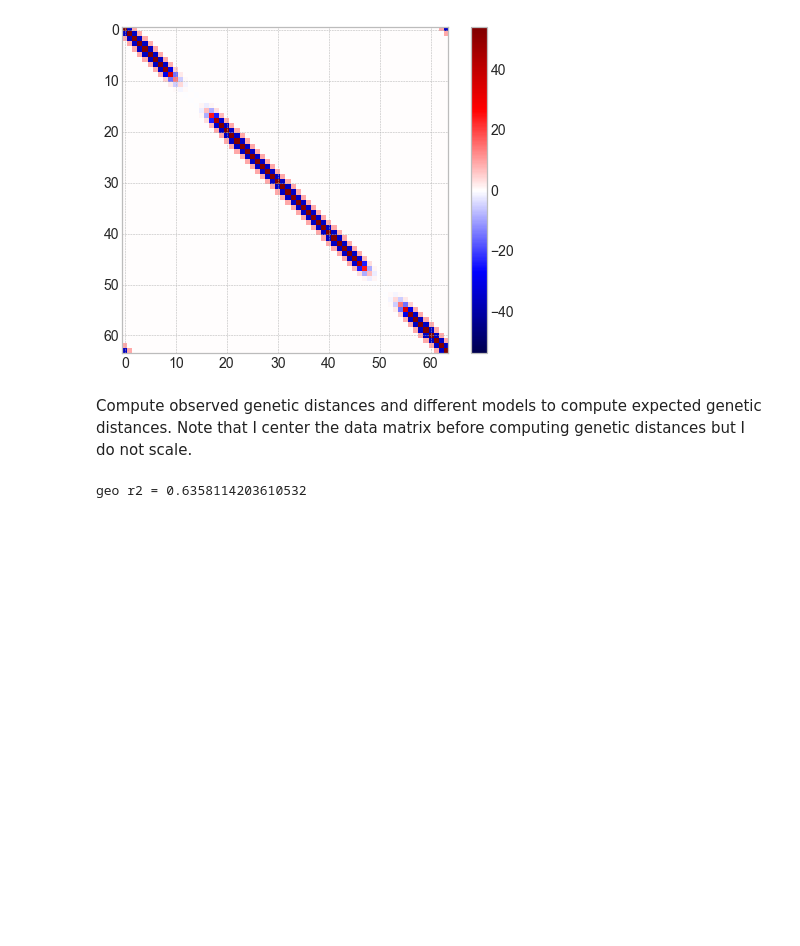
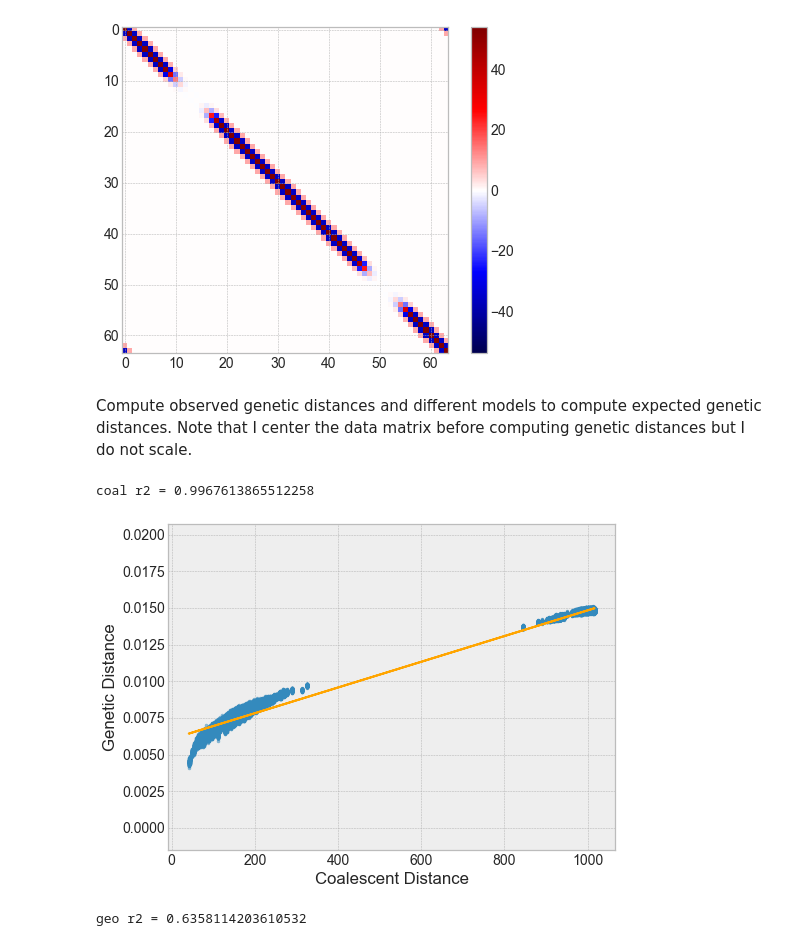
Before and after one commit to jhmarcus/spatial-random-walk, a Jupyter notebook: analysis/circ-bar.ipynb, the cells around one changed output. Saved outputs shown, nothing was run; the diff lists cells and outputs as text; code cells hidden in the pictures; blank space fills up the shorter version.

Commit message:
added coal distance cleaned up sims

```diff
--- a/analysis/circ-bar.ipynb
+++ b/analysis/circ-bar.ipynb
@@ -144,6 +141,16 @@ d_res_tril = d_res[tril_idx]
 # random-walk distance
 d_rw = geno.node_to_obs_mat(hab.rw_dist(hab.l @ hab.l.T), geno.n, geno.v)
 d_rw_tril = d_rw[tril_idx]
+# %%
+# coalescent distance
+d_coal = geno.node_to_obs_mat(hab.coal_dist(), geno.n, geno.v)
+d_coal_tril = d_coal[tril_idx]
+
+geno.plot_dist(d_coal_tril, d_geno_tril, "Coalescent Distance", "Genetic Distance")
+print('coal r2 = {}'.format(np.corrcoef(d_coal_tril, d_geno_tril)[0, 1]))
+# %% [output]
+coal r2 = 0.9967613865512258
+[figure, added]
 # %%
 geno.plot_dist(d_geo_tril, d_geno_tril, "Geographic Distance", "Genetic Distance")
 
```
Also changed, not shown: parts of 3 cells of this notebook, 18 other files.
